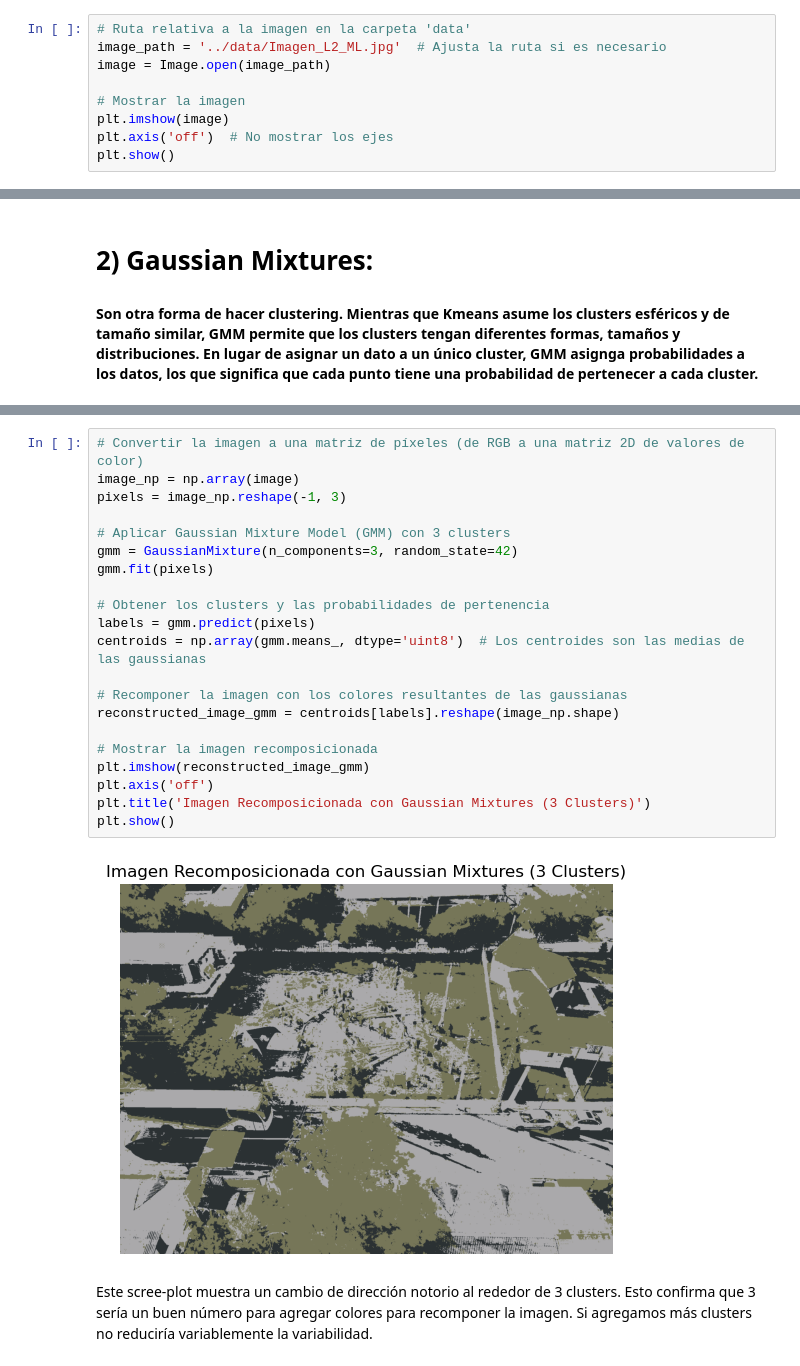
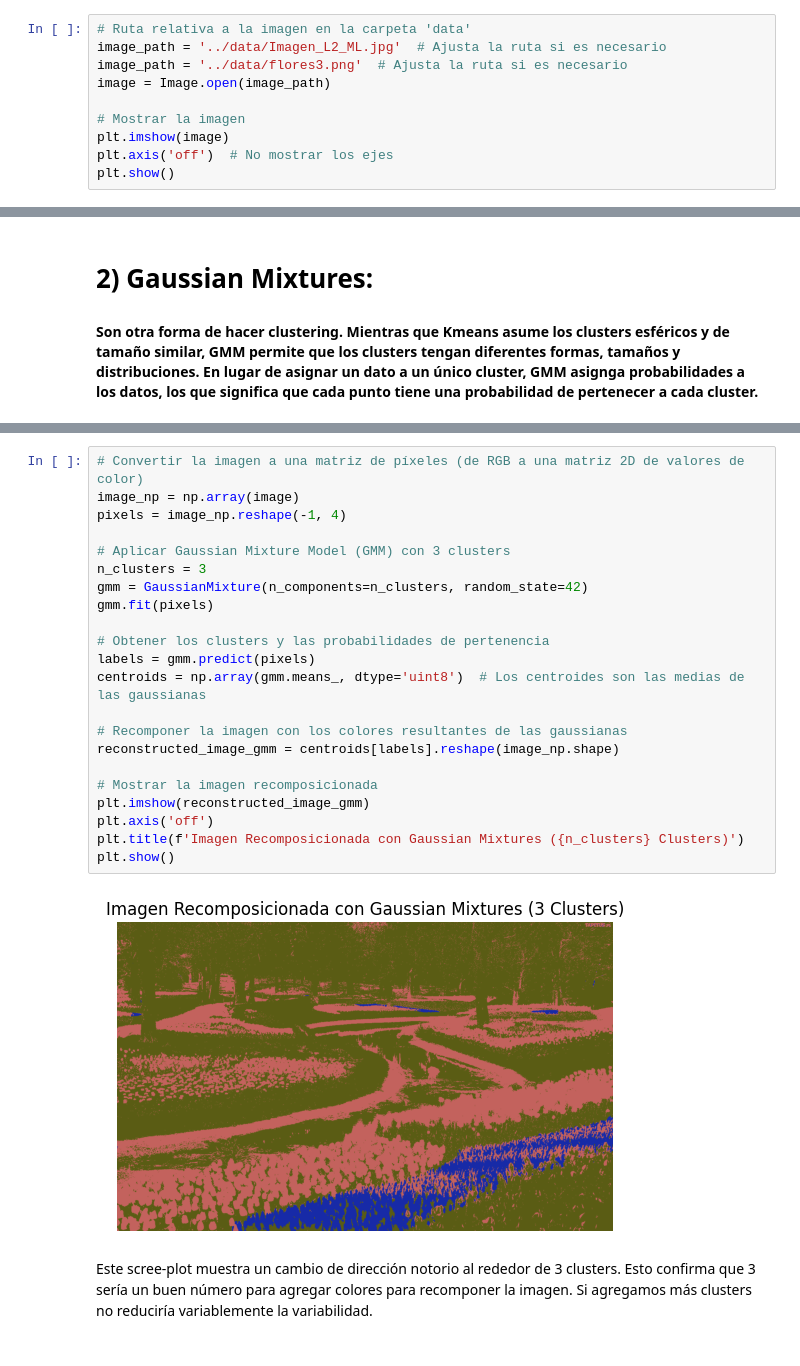
Before and after one commit to RosarioValderrama/Laboratorio_2_ML, a Jupyter notebook: notebooks/Laboratorio_2_ML.ipynb, the cells around one changed output, grey strips where cells are left out. Saved outputs shown, nothing was run; the diff lists cells and outputs as text.

```diff
--- a/notebooks/Laboratorio_2_ML.ipynb
+++ b/notebooks/Laboratorio_2_ML.ipynb
@@ -23,6 +30,7 @@ from sklearn.mixture import GaussianMixture
 # %%
 # Ruta relativa a la imagen en la carpeta 'data'
 image_path = '../data/Imagen_L2_ML.jpg'  # Ajusta la ruta si es necesario
+image_path = '../data/flores3.png'  # Ajusta la ruta si es necesario
 image = Image.open(image_path)
 
 # Mostrar la imagen
@@ -173,26 +173,27 @@ plt.show()
 # %%
 # Convertir la imagen a una matriz de píxeles (de RGB a una matriz 2D de valores de color)
 image_np = np.array(image)
-pixels = image_np.reshape(-1, 3)
+pixels = image_np.reshape(-1, 4)
 
 # Aplicar Gaussian Mixture Model (GMM) con 3 clusters
-gmm = GaussianMixture(n_components=3, random_state=42)
+n_clusters = 3
+gmm = GaussianMixture(n_components=n_clusters, random_state=42)
 gmm.fit(pixels)
 
 # Obtener los clusters y las probabilidades de pertenencia
 labels = gmm.predict(pixels)
 centroids = np.array(gmm.means_, dtype='uint8')  # Los centroides son las medias de las gaussianas
 
 # Recomponer la imagen con los colores resultantes de las gaussianas
 reconstructed_image_gmm = centroids[labels].reshape(image_np.shape)
 
 # Mostrar la imagen recomposicionada
 plt.imshow(reconstructed_image_gmm)
 plt.axis('off')
-plt.title('Imagen Recomposicionada con Gaussian Mixtures (3 Clusters)')
+plt.title(f'Imagen Recomposicionada con Gaussian Mixtures ({n_clusters} Clusters)')
 plt.show()
 # %% [output]
-[figure, old version]
+[figure, new version]
 # %% [markdown]
 Este scree-plot muestra un cambio de dirección notorio al rededor de 3 clusters. Esto confirma que 3 sería un buen número para agregar colores para recomponer la imagen. Si agregamos más clusters no reduciría variablemente la variabilidad.
 # %% [markdown]
```
Also changed, not shown: parts of 16 cells of this notebook, 5 other files.
